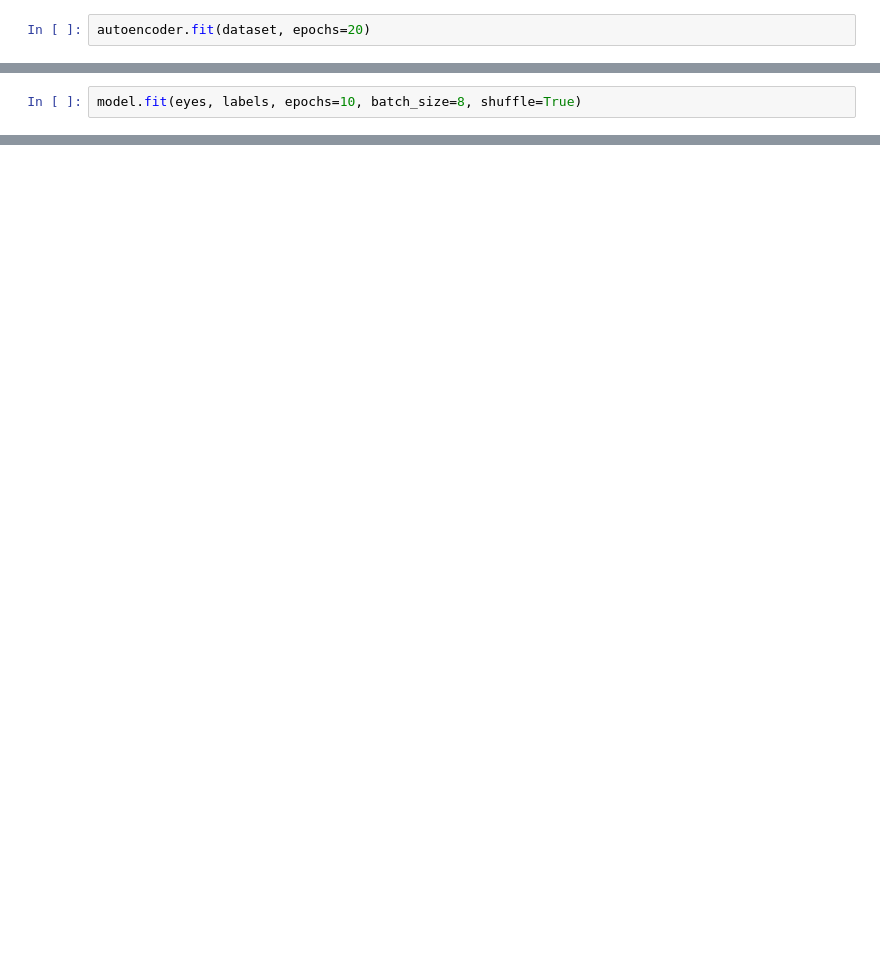
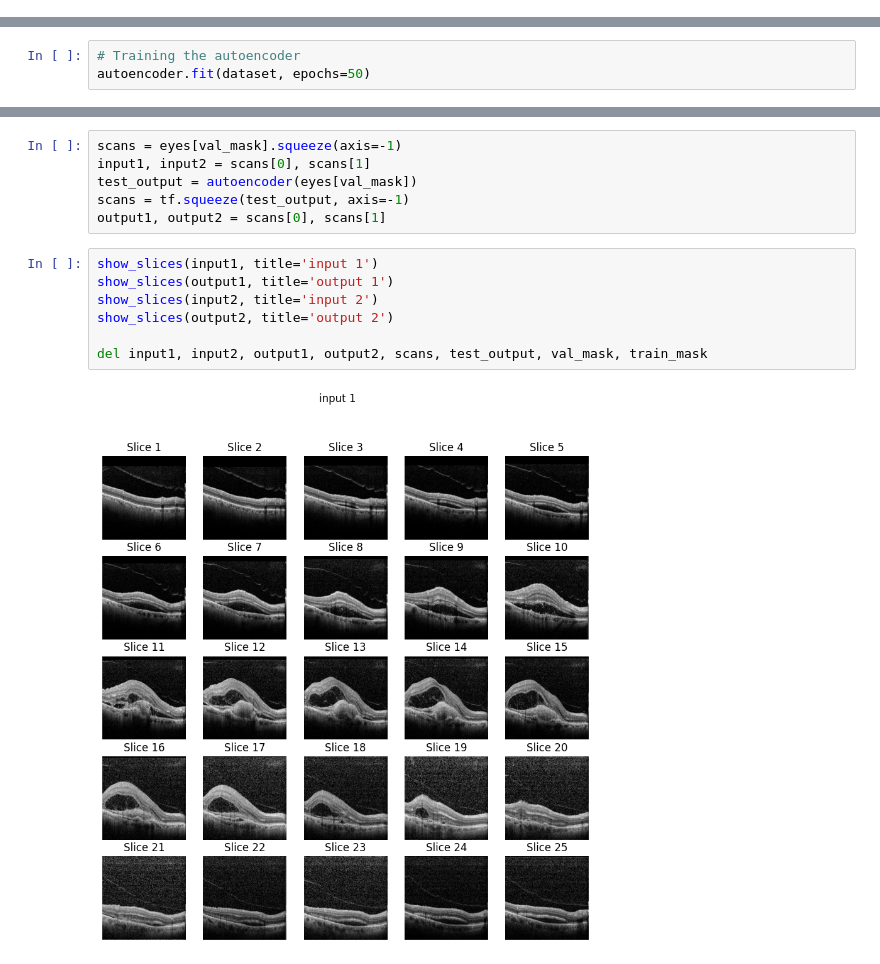
Before and after one commit to Hazim-T/OCT-ML, a Jupyter notebook: training.ipynb, the cells around one changed output, grey strips where cells are left out. Saved outputs shown, nothing was run; the diff lists cells and outputs as text; blank space fills up the shorter version.

Commit message:
feat: Trained model and performed evaluation

```diff
--- a/training.ipynb
+++ b/training.ipynb
@@ -77,2 +170,0 @@ dataset = tf.data.Dataset.from_tensor_slices((eyes, eyes)).batch(1).shuffle(buff
-# %%
-autoencoder.fit(dataset, epochs=20)
@@ -95,2 +170,0 @@ model.compile(optimizer='adam', loss='binary_crossentropy', metrics=['accuracy']
-# %%
-model.fit(eyes, labels, epochs=10, batch_size=8, shuffle=True)
@@ -96,0 +175,3 @@ model.fit(eyes, labels, epochs=10, batch_size=8, shuffle=True)
+# %%
+# Training the autoencoder
+autoencoder.fit(dataset, epochs=50)
@@ -96,0 +210,15 @@ model.fit(eyes, labels, epochs=10, batch_size=8, shuffle=True)
+# %%
+scans = eyes[val_mask].squeeze(axis=-1)
+input1, input2 = scans[0], scans[1]
+test_output = autoencoder(eyes[val_mask])
+scans = tf.squeeze(test_output, axis=-1)
+output1, output2 = scans[0], scans[1]
+# %%
+show_slices(input1, title='input 1')
+show_slices(output1, title='output 1')
+show_slices(input2, title='input 2')
+show_slices(output2, title='output 2')
+
+del input1, input2, output1, output2, scans, test_output, val_mask, train_mask
+# %% [output]
+[figure, added]
```
Also changed, not shown: parts of 24 cells of this notebook.
